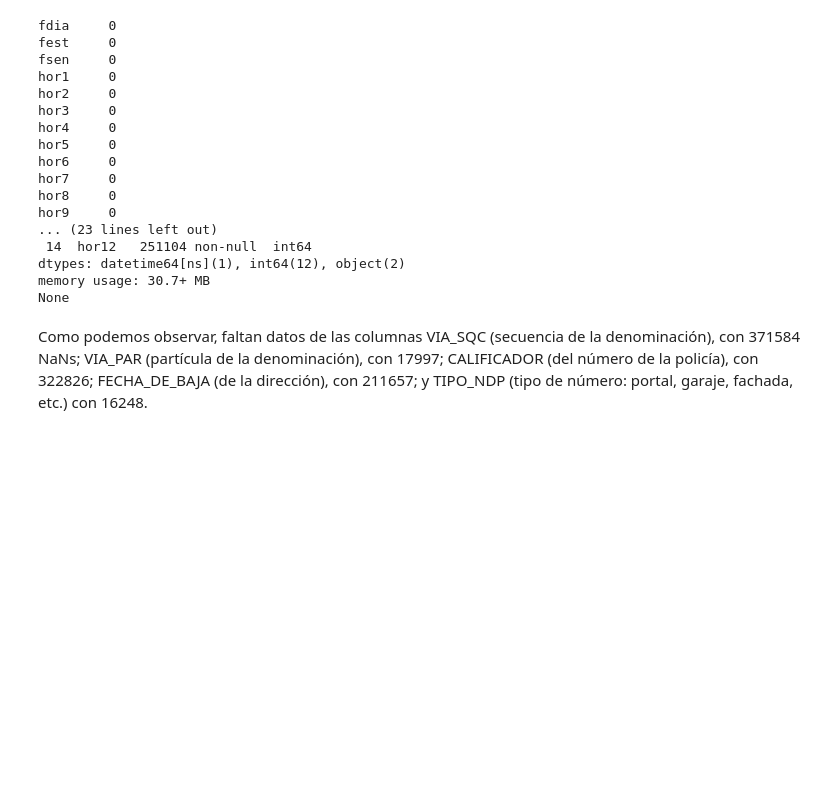
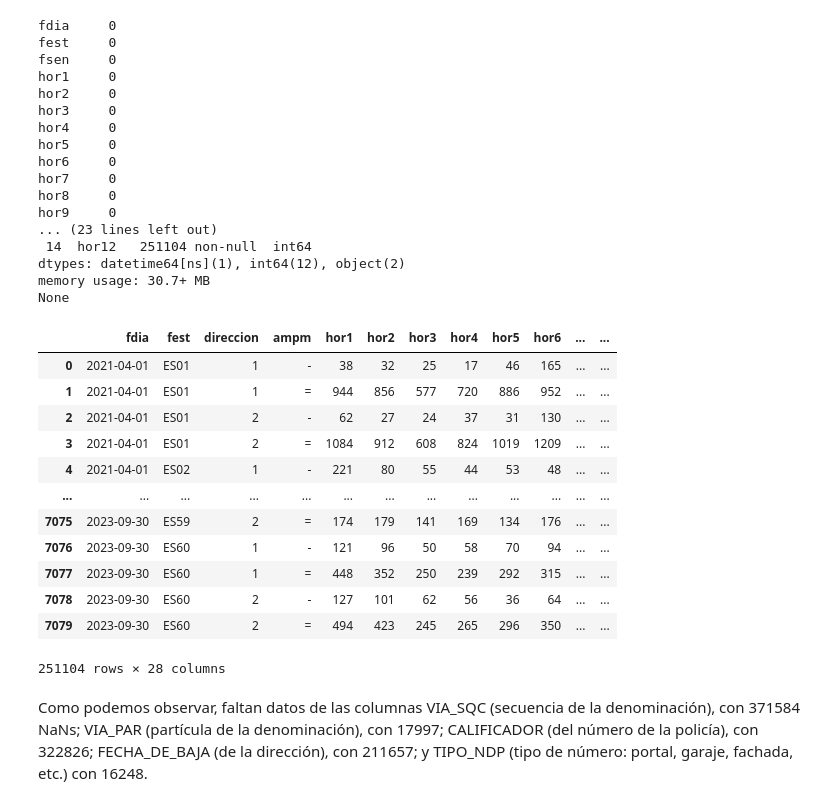
Before and after one commit to paula-gomezlucas/POD, a Jupyter notebook: POD1_Limpieza.ipynb, the cells around one changed output. Drawn from its saved outputs; the diff is of its cells as text; code cells hidden in the pictures; blank space fills up the shorter version.

```diff
--- a/POD1_Limpieza.ipynb
+++ b/POD1_Limpieza.ipynb
@@ -885,16 +885,28 @@ dtypes: datetime64[ns](1), int64(12), object(2)
 memory usage: 30.7+ MB
 None
 # %%
-df = ds['datasets/estaciones']
-# Split the FSEN values into direction and hour parts
-df[['FSEN_DIRECTION', 'FSEN_AMPM']] = df['FSEN'].str.extract(r'(\d)([=-])')
+df = ds['estaciones']
 
-# Drop unnecessary columns
-df.drop(['FSEN'], axis=1, inplace=True)
+df[['direccion', 'ampm']] = df['fsen'].str.extract(r'(\d)([=-])')
+df.drop(['fsen'], axis=1, inplace=True)
 
-index = ['fdia', 'FEST', 'FSEN_DIRECTION', 'FSEN_AMPM', 'hor1', 'hor2', 'hor3', 'hor4', 'hor5', 'hor6', 'hor7', 'hor8', 'hor9', 'hor10', 'hor11', 'hor12', 'hor13', 'hor14', 'hor15', 'hor16', 'hor17', 'hor18', 'hor19', 'hor20', 'hor21', 'hor22', 'hor23', 'hor24']
+index = ['fdia', 'fest', 'direccion', 'ampm', 'hor1', 'hor2', 'hor3', 'hor4', 'hor5', 'hor6', 'hor7', 'hor8', 'hor9', 'hor10', 'hor11', 'hor12', 'hor13', 'hor14', 'hor15', 'hor16', 'hor17', 'hor18', 'hor19', 'hor20', 'hor21', 'hor22', 'hor23', 'hor24']
 
 df.reindex(columns=index)
+# %% [output]
+|  | fdia | fest | direccion | ampm | hor1 | hor2 | hor3 | hor4 | hor5 | hor6 | ... | ... |
+| 0 | 2021-04-01 | ES01 | 1 | - | 38 | 32 | 25 | 17 | 46 | 165 | ... | ... |
+| 1 | 2021-04-01 | ES01 | 1 | = | 944 | 856 | 577 | 720 | 886 | 952 | ... | ... |
+| 2 | 2021-04-01 | ES01 | 2 | - | 62 | 27 | 24 | 37 | 31 | 130 | ... | ... |
+| 3 | 2021-04-01 | ES01 | 2 | = | 1084 | 912 | 608 | 824 | 1019 | 1209 | ... | ... |
+| 4 | 2021-04-01 | ES02 | 1 | - | 221 | 80 | 55 | 44 | 53 | 48 | ... | ... |
+| ... | ... | ... | ... | ... | ... | ... | ... | ... | ... | ... | ... | ... |
+| 7075 | 2023-09-30 | ES59 | 2 | = | 174 | 179 | 141 | 169 | 134 | 176 | ... | ... |
+| 7076 | 2023-09-30 | ES60 | 1 | - | 121 | 96 | 50 | 58 | 70 | 94 | ... | ... |
+| 7077 | 2023-09-30 | ES60 | 1 | = | 448 | 352 | 250 | 239 | 292 | 315 | ... | ... |
+| 7078 | 2023-09-30 | ES60 | 2 | - | 127 | 101 | 62 | 56 | 36 | 64 | ... | ... |
+| 7079 | 2023-09-30 | ES60 | 2 | = | 494 | 423 | 245 | 265 | 296 | 350 | ... | ... |
+251104 rows × 28 columns
 # %%
 def group_fn(dff: pd.DataFrame):
     # dff contiene 2 rows de am y pm
```
